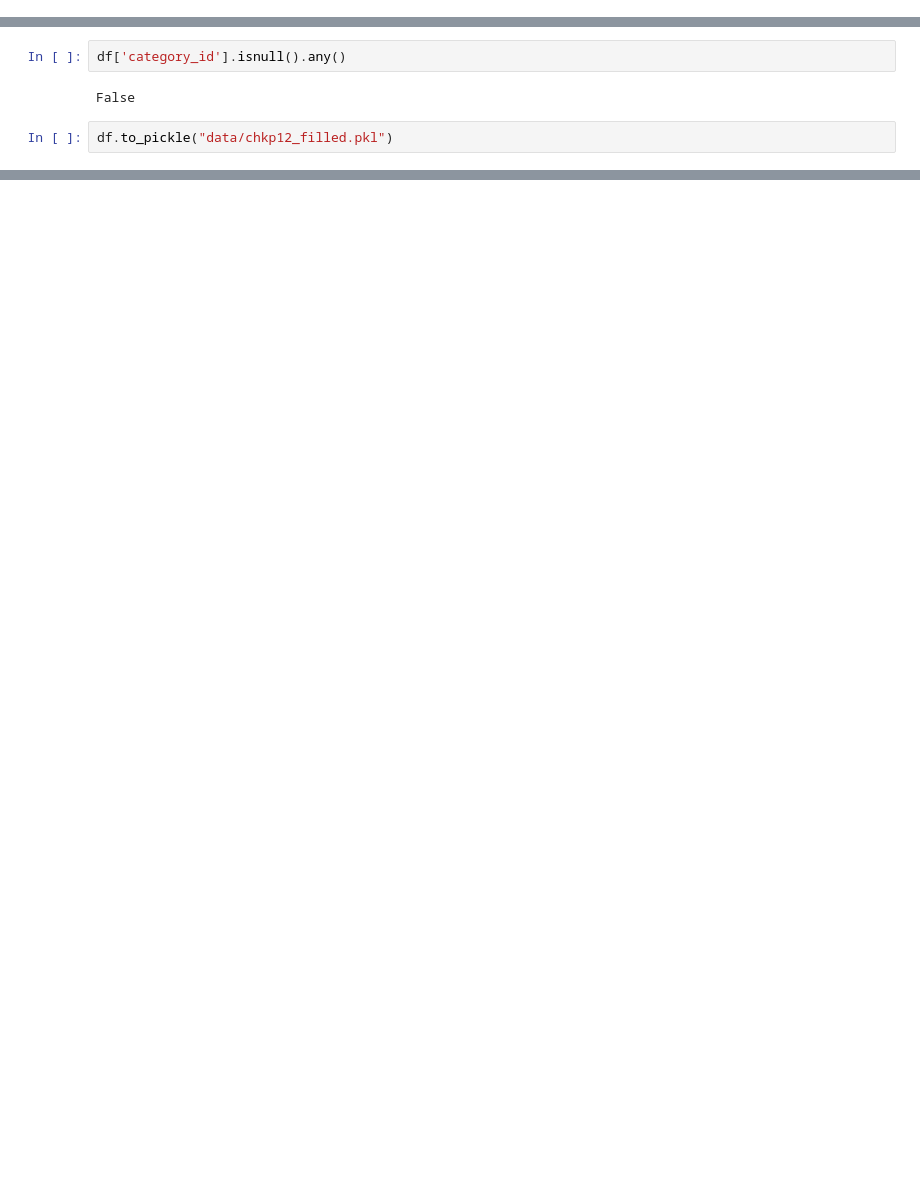
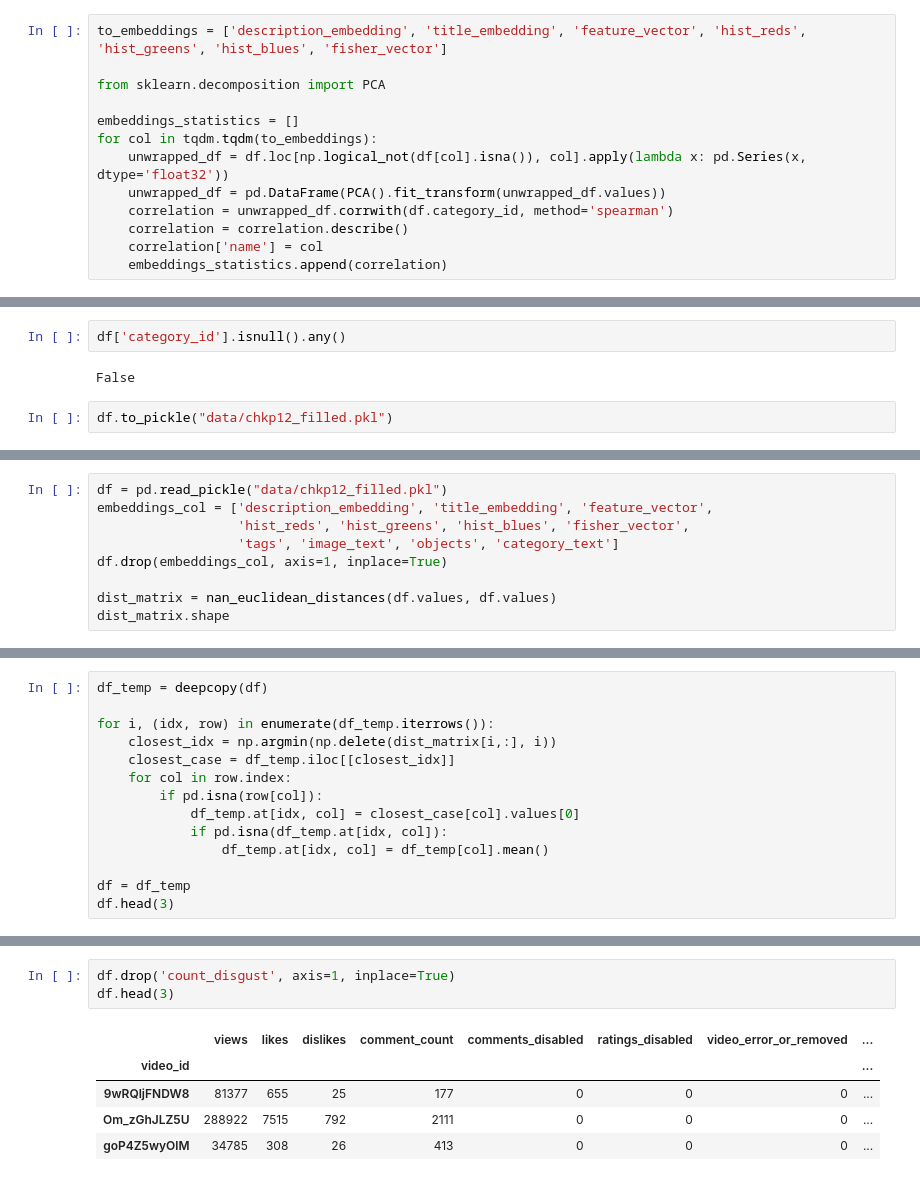
Before and after one commit to AxolotlOfConflagration/yt_trending_videos, a Jupyter notebook: checkpoint3.ipynb, the cells around one changed output, grey strips where cells are left out. Drawn from its saved outputs; the diff is of its cells as text; blank space fills up the shorter version.

```diff
--- a/checkpoint3.ipynb
+++ b/checkpoint3.ipynb
@@ -226,0 +220,13 @@ sns.heatmap(stats_df, annot=True)
+# %%
+to_embeddings = ['description_embedding', 'title_embedding', 'feature_vector', 'hist_reds', 'hist_greens', 'hist_blues', 'fisher_vector']
+
+from sklearn.decomposition import PCA
+
+embeddings_statistics = []
+for col in tqdm.tqdm(to_embeddings):
+    unwrapped_df = df.loc[np.logical_not(df[col].isna()), col].apply(lambda x: pd.Series(x, dtype='float32'))
+    unwrapped_df = pd.DataFrame(PCA().fit_transform(unwrapped_df.values))
+    correlation = unwrapped_df.corrwith(df.category_id, method='spearman')
+    correlation = correlation.describe()
+    correlation['name'] = col
+    embeddings_statistics.append(correlation)
@@ -254,0 +269,9 @@ df.to_pickle("data/chkp12_filled.pkl")
+# %%
+df = pd.read_pickle("data/chkp12_filled.pkl")
+embeddings_col = ['description_embedding', 'title_embedding', 'feature_vector',
+                  'hist_reds', 'hist_greens', 'hist_blues', 'fisher_vector',
+                  'tags', 'image_text', 'objects', 'category_text']
+df.drop(embeddings_col, axis=1, inplace=True)
+
+dist_matrix = nan_euclidean_distances(df.values, df.values)
+dist_matrix.shape
@@ -254,0 +280,14 @@ df.to_pickle("data/chkp12_filled.pkl")
+# %%
+df_temp = deepcopy(df)
+
+for i, (idx, row) in enumerate(df_temp.iterrows()):
+    closest_idx = np.argmin(np.delete(dist_matrix[i,:], i))
+    closest_case = df_temp.iloc[[closest_idx]]
+    for col in row.index:
+        if pd.isna(row[col]):
+            df_temp.at[idx, col] = closest_case[col].values[0]
+            if pd.isna(df_temp.at[idx, col]):
+                df_temp.at[idx, col] = df_temp[col].mean()
+
+df = df_temp
+df.head(3)
@@ -254,0 +310,9 @@ df.to_pickle("data/chkp12_filled.pkl")
+# %%
+df.drop('count_disgust', axis=1, inplace=True)
+df.head(3)
+# %% [output]
+|  | views | likes | dislikes | comment_count | comments_disabled | ratings_disabled | video_error_or_removed | ... |
+| video_id |  |  |  |  |  |  |  | ... |
+| 9wRQljFNDW8 | 81377 | 655 | 25 | 177 | 0 | 0 | 0 | ... |
+| Om_zGhJLZ5U | 288922 | 7515 | 792 | 2111 | 0 | 0 | 0 | ... |
+| goP4Z5wyOlM | 34785 | 308 | 26 | 413 | 0 | 0 | 0 | ... |
```
Also changed, not shown: parts of 59 cells of this notebook.
